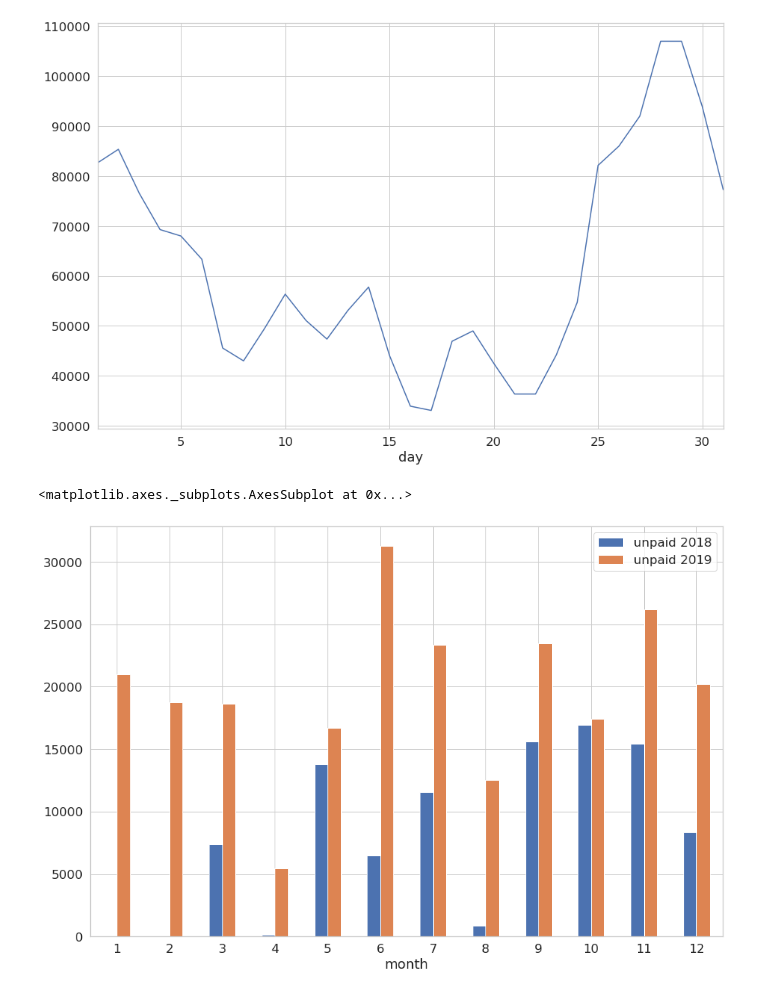
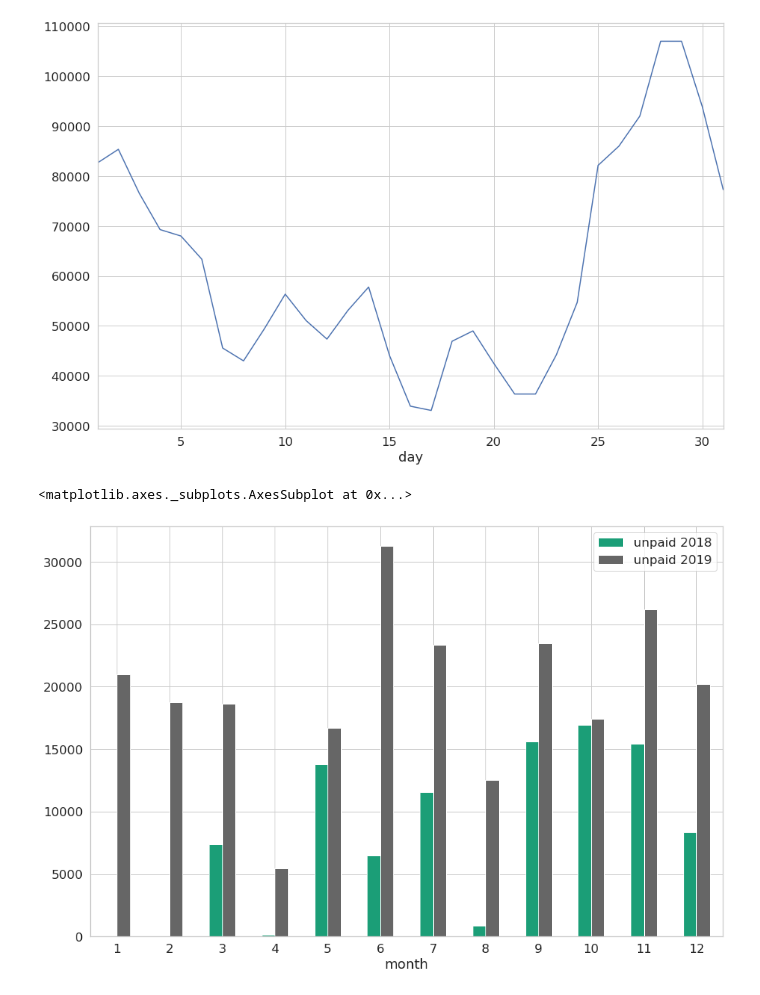
Before and after one commit to michalbogdanowicz/ADMT, a Jupyter notebook: query visualization.ipynb, the cells around one changed output. Drawn from its saved outputs; the diff is of its cells as text; code cells hidden in the pictures.

```diff
--- a/query visualization.ipynb
+++ b/query visualization.ipynb
@@ -128,32 +128,32 @@ sql = """with unpaid_query as(
     select  d.year, d.month, sum(amount) unpaid
     from installment  i
     left join payment p on i.installment_key = p.installment_key
     join customer c on sale_customer_key = c.customer_key
     join npl n on i.sale_customer_key = n.sale_customer_key
     join "date" d on i.due_date_key  = d.date_key
     where payment_date_key is null
     and i.due_date_key < 731 -- 31-12-2019
     group by  d.year, d.month)
 SELECT up_2019.month, round(up_2018.unpaid,2) as  "unpaid 2018",
                       round(up_2019.unpaid,2) as "unpaid 2019"
 FROM
    (SELECT q.month, unpaid
     FROM unpaid_query q
     WHERE q.year = 2019) up_2019
 left join
    (SELECT q.month, unpaid
     FROM unpaid_query q
     WHERE q.year = 2018) up_2018
     ON up_2019.month = up_2018.month
 ORDER BY up_2019.month   """
 
 df = sqlio.read_sql_query(sql, conn)
 df = df.set_index('month')
 conn.close()
 df.head()
 #df.plot(y=["2018", "2019"], kind="bar",figsize=(15,10), rot = 0)
 
-df.plot.bar(figsize=(15,10), rot = 0)
+df.plot.bar(figsize=(15,10), rot = 0,colormap='Dark2')
 # %% [output]
 <matplotlib.axes._subplots.AxesSubplot at 0x...>
-[figure, old version]
+[figure, new version]
```
Also changed, not shown: parts of 4 cells of this notebook, 1 other file.
